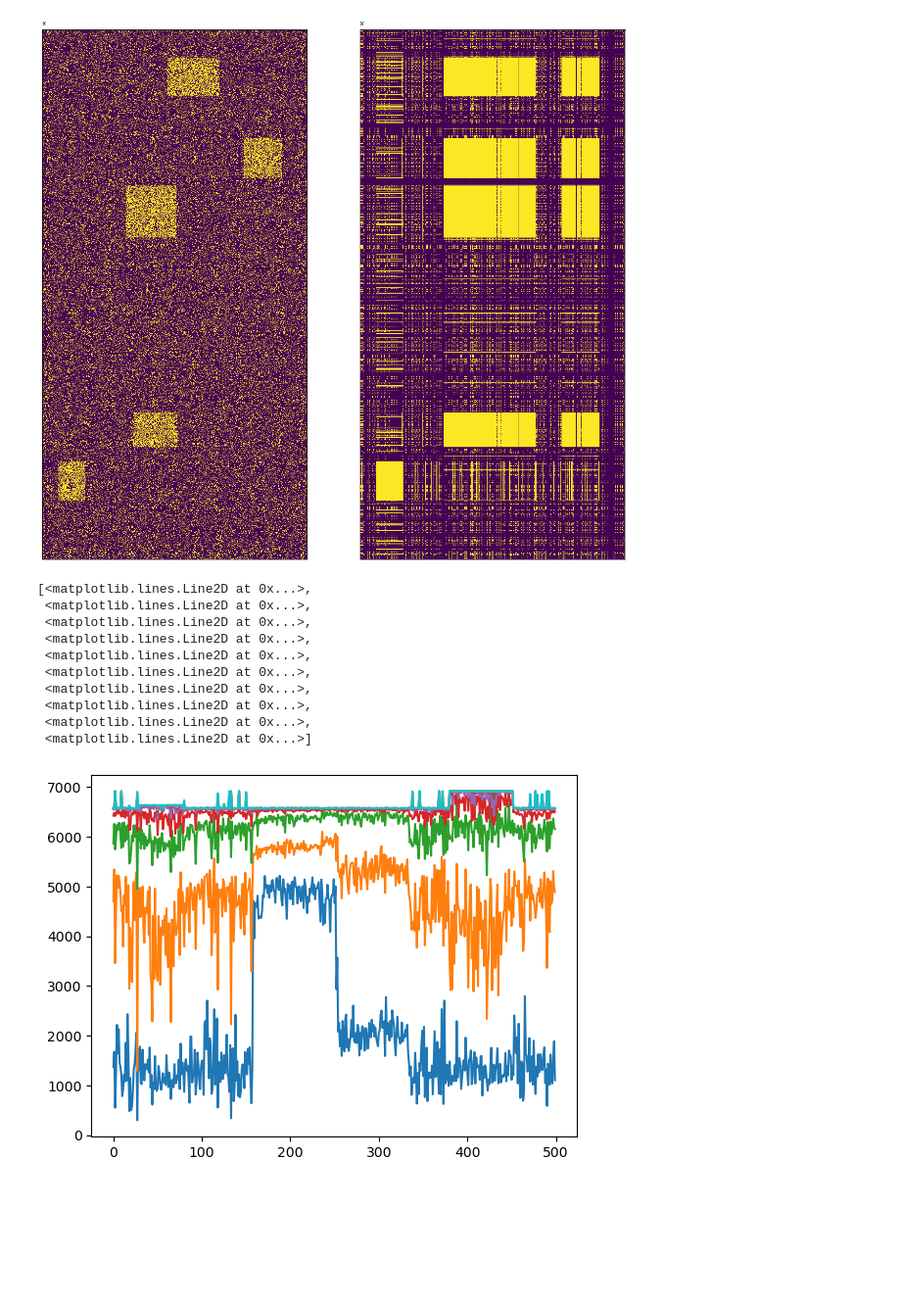
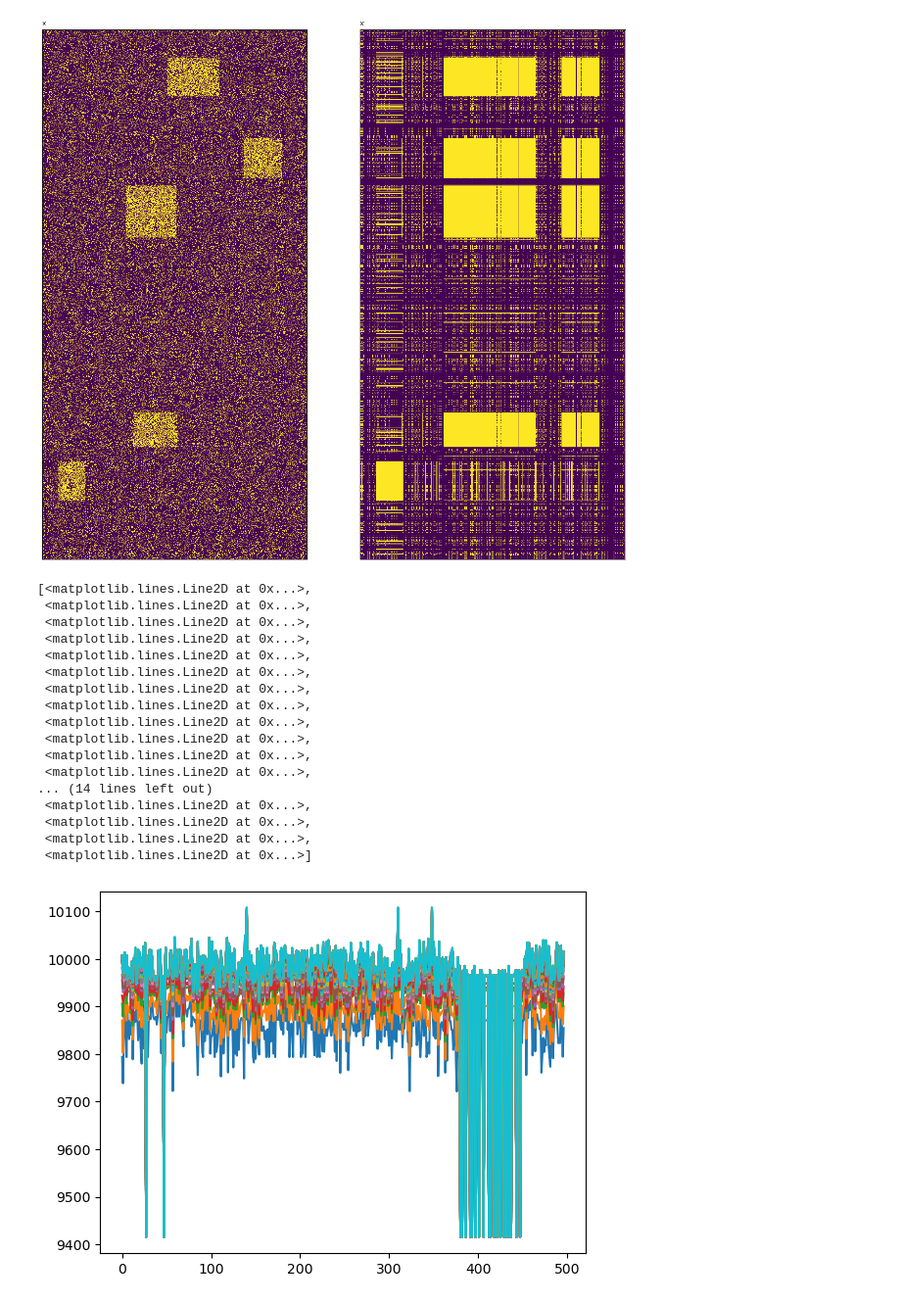
Before and after one commit to PreferredAI/PyBMF, a Jupyter notebook: examples/ex02_9_AssoExIterate_diagnosis.ipynb, the cells around one changed output. Shown: that part at 98% size. Cells and saved outputs as stored; diff of their text form; code cells hidden in the pictures; blank space fills up the shorter version.

Commit message:
Updated AssoEx

```diff
--- a/examples/ex02_9_AssoExIterate_diagnosis.ipynb
+++ b/examples/ex02_9_AssoExIterate_diagnosis.ipynb
@@ -110,16 +110,23 @@ show_matrix(settings=settings)
 # %%
 import matplotlib.pyplot as plt
 
-plt.plot(asso.scores[0])
+plt.plot(asso.scores[3])
 # %% [output]
 [<matplotlib.lines.Line2D at 0x...>,
  <matplotlib.lines.Line2D at 0x...>,
  <matplotlib.lines.Line2D at 0x...>,
  <matplotlib.lines.Line2D at 0x...>,
  <matplotlib.lines.Line2D at 0x...>,
  <matplotlib.lines.Line2D at 0x...>,
  <matplotlib.lines.Line2D at 0x...>,
  <matplotlib.lines.Line2D at 0x...>,
  <matplotlib.lines.Line2D at 0x...>,
+ <matplotlib.lines.Line2D at 0x...>,
+ <matplotlib.lines.Line2D at 0x...>,
+ <matplotlib.lines.Line2D at 0x...>,
+... (14 lines left out)
+ <matplotlib.lines.Line2D at 0x...>,
+ <matplotlib.lines.Line2D at 0x...>,
+ <matplotlib.lines.Line2D at 0x...>,
  <matplotlib.lines.Line2D at 0x...>]
-[figure, old version]
+[figure, new version]
```
